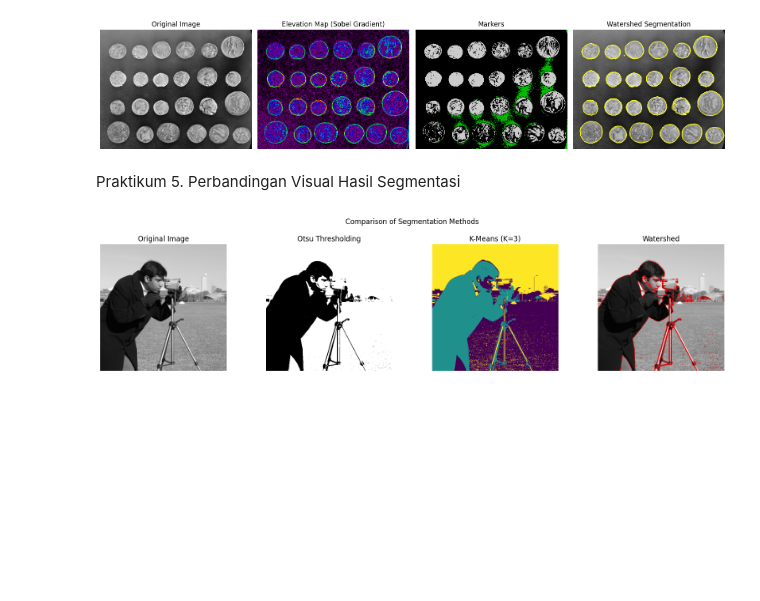
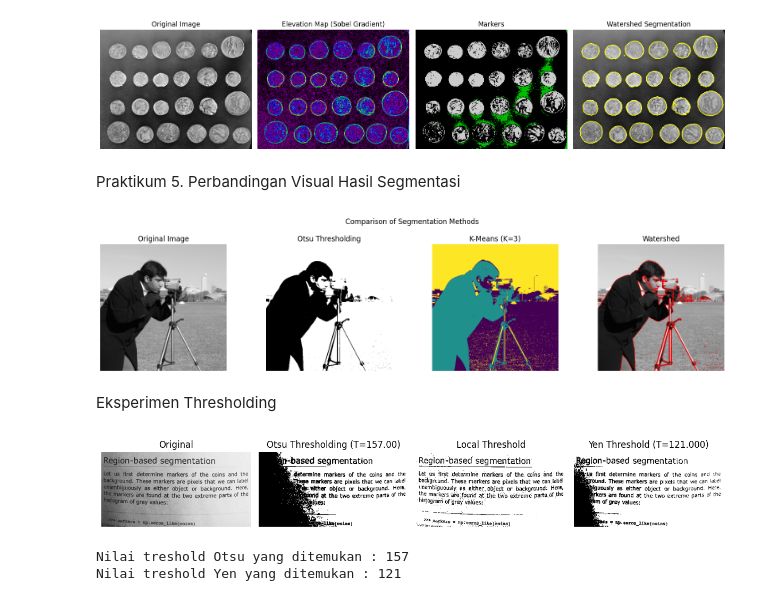
Before and after one commit to DanuAlamsyah/Pengolahan-Citra, a Jupyter notebook: Tugas4.ipynb, the cells around one changed output. Drawn from its saved outputs; the diff is of its cells as text; code cells hidden in the pictures; blank space fills up the shorter version.

```diff
--- a/Tugas4.ipynb
+++ b/Tugas4.ipynb
@@ -271,3 +271,55 @@ plt.tight_layout(rect=[0, 0.03, 1, 0.95]) # Adjust layout to make space for supt
 plt.show()
 # %% [output]
 [figure]
+# %% [markdown]
+Eksperimen Thresholding
+# %%
+import matplotlib.pyplot as plt
+from skimage import data , filters, img_as_ubyte
+from skimage.color import rgb2gray
+
+# Memuat citra (page)
+image_page = data.page()
+
+# Thresholding Otsu
+thresh_otsu = filters.threshold_otsu(image_page)
+binary_otsu = image_page > thresh_otsu
+
+# Thresholding Local
+thresh_local = filters.threshold_local(image_page, block_size=11, offset=10)
+binary_local = image_page > thresh_local
+
+# Thresholding Yen
+thresh_yen = filters.threshold_yen(image_page)
+binary_yen = image_page > thresh_yen
+
+# 4. Visualisasi Hasil
+fig, axes = plt.subplots(ncols=4, figsize=(12, 4))
+ax = axes.ravel()
+
+ax[0].imshow(image_page, cmap=plt.cm.gray)
+ax[0].set_title('Original')
+ax[0].axis('off')
+
+ax[1].imshow(binary_otsu, cmap=plt.cm.gray)
+ax[1].set_title(f'Otsu Thresholding (T={thresh_otsu:.2f})')
+ax[1].axis('off')
+
+ax[2].imshow(binary_local, cmap=plt.cm.gray)
+ax[2].set_title(f'Local Threshold')
+ax[2].axis('off')
+
+ax[3].imshow(binary_yen, cmap=plt.cm.gray)
+ax[3].set_title(f'Yen Threshold (T={thresh_yen:.3f})')
+ax[3].axis('off')
+
+plt.tight_layout()
+plt.show()
+
+# Menampilkan nilai threshold Otsu
+print(f"Nilai treshold Otsu yang ditemukan : {thresh_otsu}")
+print(f"Nilai treshold Yen yang ditemukan : {thresh_yen}")
+# %% [output]
+[figure, added]
+Nilai treshold Otsu yang ditemukan : 157
+Nilai treshold Yen yang ditemukan : 121
```
Also changed, not shown: parts of 2 cells of this notebook.
